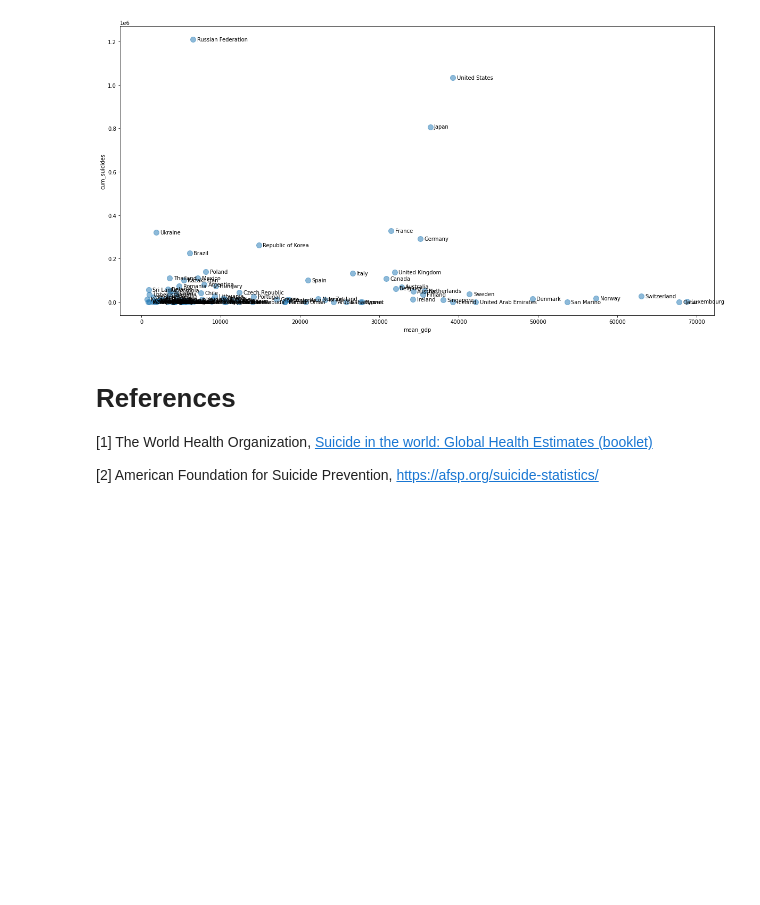
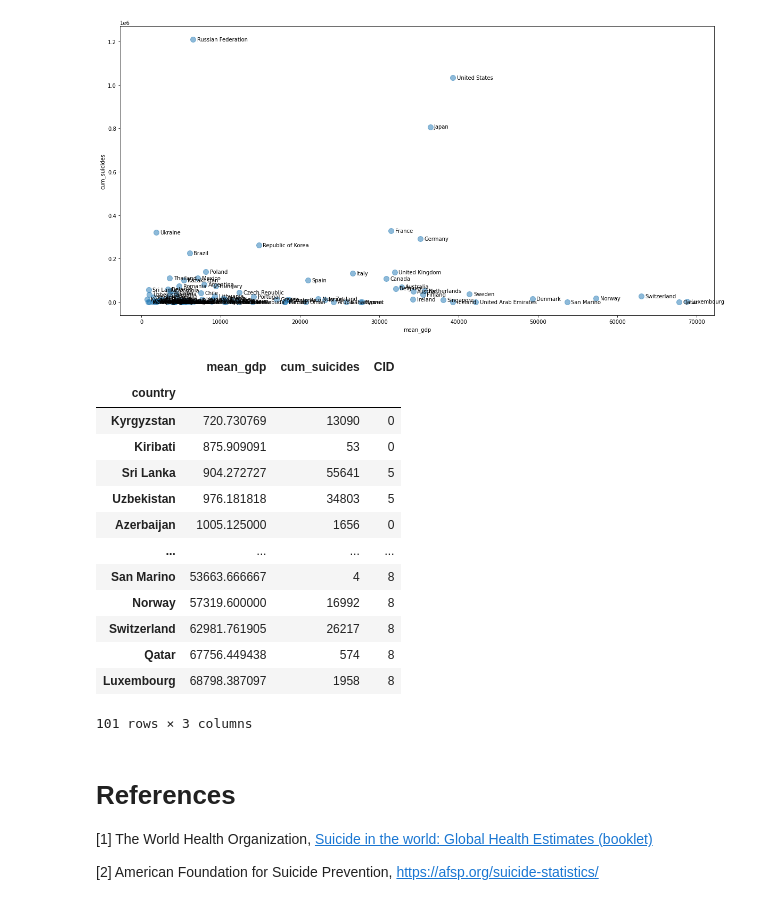
Before and after one commit to MurphyPone/CS-3654-final, a Jupyter notebook: Project2.ipynb, the cells around one changed output. Saved outputs shown, nothing was run; the diff lists cells and outputs as text; code cells hidden in the pictures; blank space fills up the shorter version.

```diff
--- a/Project2.ipynb
+++ b/Project2.ipynb
@@ -424,3 +422,25 @@ for index, row in df_by_gdp_pc.iterrows():
+# %%
+# TODO clustering based on GDP
+import sklearn.cluster as cl
+km = cl.KMeans(n_clusters=10)
+labels = km.fit_predict(df_by_gdp_pc)
+df_by_gdp_pc['CID'] = labels
+df_by_gdp_pc
+# %% [output]
+|  | mean_gdp | cum_suicides | CID |
+| country |  |  |  |
+| Kyrgyzstan | 720.730769 | 13090 | 0 |
+| Kiribati | 875.909091 | 53 | 0 |
+| Sri Lanka | 904.272727 | 55641 | 5 |
+| Uzbekistan | 976.181818 | 34803 | 5 |
+| Azerbaijan | 1005.125000 | 1656 | 0 |
+| ... | ... | ... | ... |
+| San Marino | 53663.666667 | 4 | 8 |
+| Norway | 57319.600000 | 16992 | 8 |
+| Switzerland | 62981.761905 | 26217 | 8 |
+| Qatar | 67756.449438 | 574 | 8 |
+| Luxembourg | 68798.387097 | 1958 | 8 |
+101 rows × 3 columns
 # %% [markdown]
 # References
 [1] The World Health Organization, [Suicide in the world: Global Health Estimates (booklet)](https://www.who.int/mental_health/prevention/suicide/suicideprevent/en/)
```
Also changed, not shown: parts of 4 cells of this notebook.
